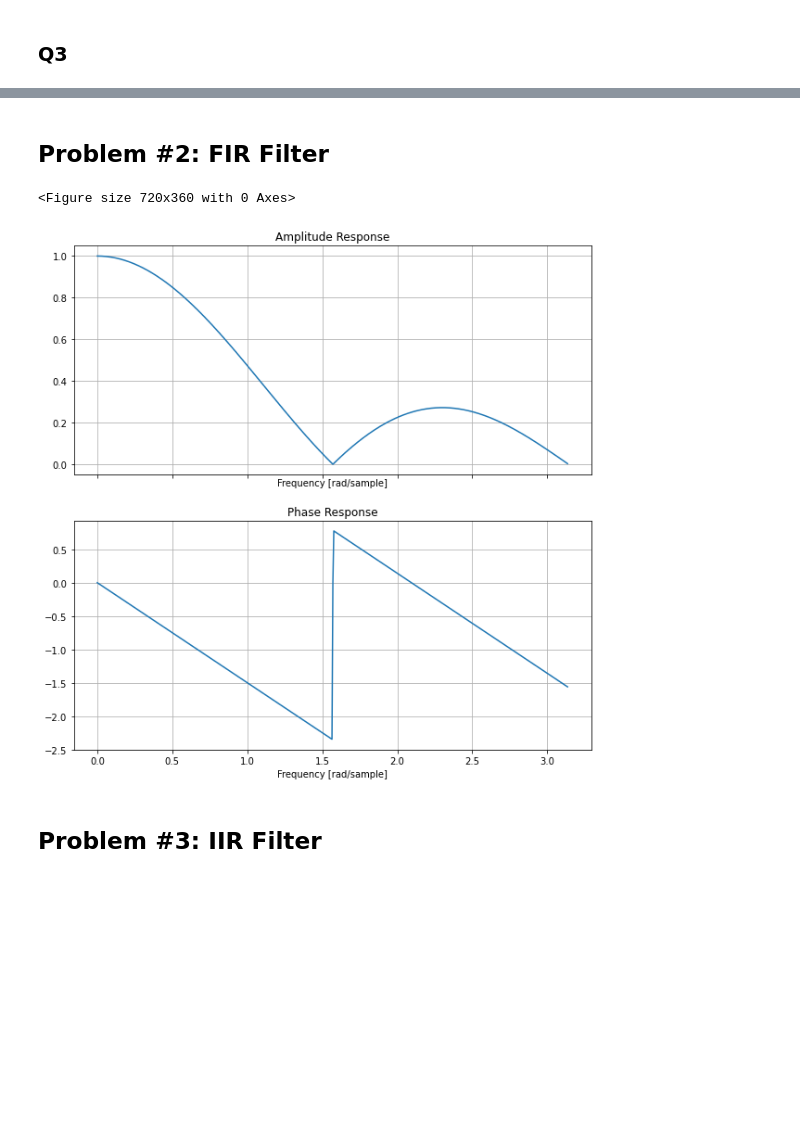
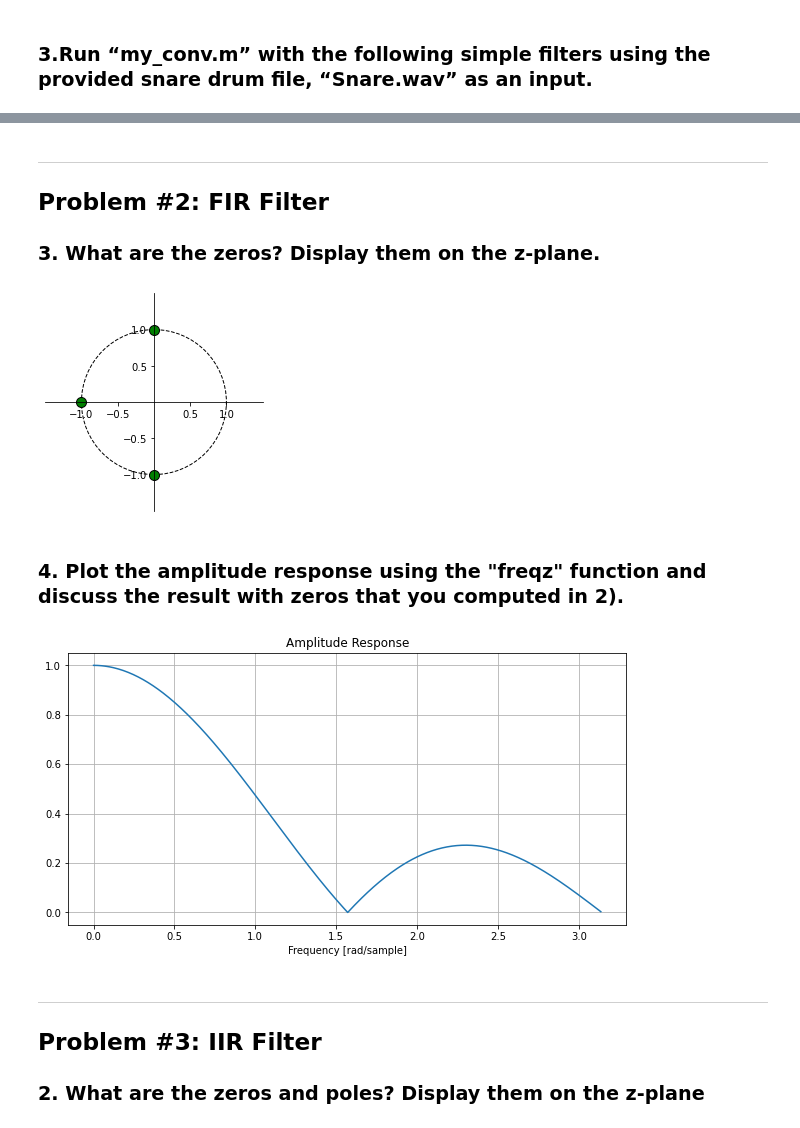
Before and after one commit to YoonjinXD/2022S_gct535, a Jupyter notebook: hw2/hw2.ipynb, the cells around one changed output, grey strips where cells are left out. Cells and saved outputs as stored; diff of their text form; code cells hidden in the pictures; blank space fills up the shorter version.

```diff
--- a/hw2/hw2.ipynb
+++ b/hw2/hw2.ipynb
@@ -96,5 +120,5 @@ array([ 3,  5,  5,  3, 15, 21, 13, 25,  2, 12, 32])
 # %% [markdown]
-### Q3
+### 3.Run “my_conv.m” with the following simple filters using the provided snare drum file, “Snare.wav” as an input.
 # %%
 sr = 44100
 audio = load_audio('./Snare.wav', sr=sr)
@@ -115,13 +137,26 @@ audio = load_audio('result_2.wav', sr=sr)
 # %% [output]
 [interactive output not drawn]
 # %% [markdown]
+***
 ## Problem #2: FIR Filter
+### 3. What are the zeros? Display them on the z-plane.
+# %%
+b = [0.25, 0.25, 0.25, 0.25]
+a = [1]
+
+p = np.roots(a)
+z = np.roots(b)
+plot_zplane(p, z)
+# %% [output]
+[figure, added]
+# %% [markdown]
+### 4. Plot the amplitude response using the "freqz" function and discuss the result with zeros that you computed in 2).
 # %%
-b = [0.25, 0.25, 0.25, 0.25]
-w, h = signal.freqz(b)
-plot_amp_phs(w, h)
+w, h = signal.freqz(b=b,a=a)
+plot_amp_response(w, h)
 # %% [output]
-<Figure size 720x360 with 0 Axes>
-[figure, old version]
+[figure, new version]
 # %% [markdown]
+***
 ## Problem #3: IIR Filter
+### 2. What are the zeros and poles? Display them on the z-plane
```
Also changed, not shown: parts of 25 cells of this notebook, 1 other file.
